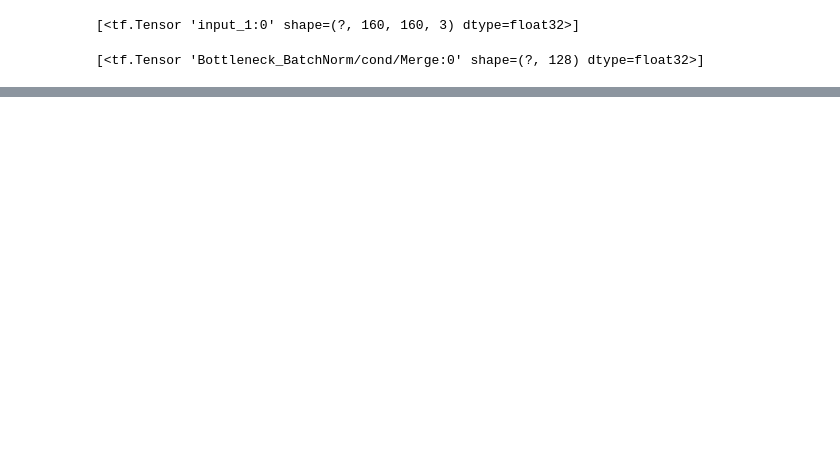
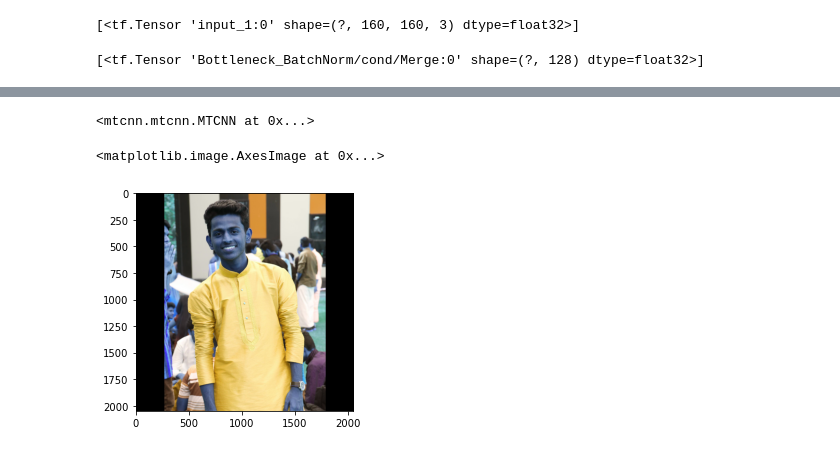
Before and after one commit to santoshgopane/FaceNet-model-using-Tensorflow-and-Keras, a Jupyter notebook: FaceNet V0.1.ipynb, the cells around one changed output, grey strips where cells are left out. Saved outputs shown, nothing was run; the diff lists cells and outputs as text; code cells hidden in the pictures; blank space fills up the shorter version.

```diff
--- a/FaceNet V0.1.ipynb
+++ b/FaceNet V0.1.ipynb
@@ -53,0 +39,6 @@ ________________________________________________________________________________
+# %%
+image1 = cv2.imread('images/santosh1.jpg')
+image2 = cv2.imread('images/santosh2.jpg')
+image3 = cv2.imread('images/santosh3.jpg')
+image4 = cv2.imread('images/santosh4.jpeg')
+image5 = cv2.imread('images/santosh image.JPG')
@@ -53,0 +52,11 @@ ________________________________________________________________________________
+# %%
+mtcnn.detect_faces()
+# %% [output]
+<mtcnn.mtcnn.MTCNN at 0x...>
+# %%
+arr = asarray(image1)
+# %%
+plt.imshow(arr)
+# %% [output]
+<matplotlib.image.AxesImage at 0x...>
+[figure, added]
```
Also changed, not shown: parts of 10 cells of this notebook, 5 other files.
